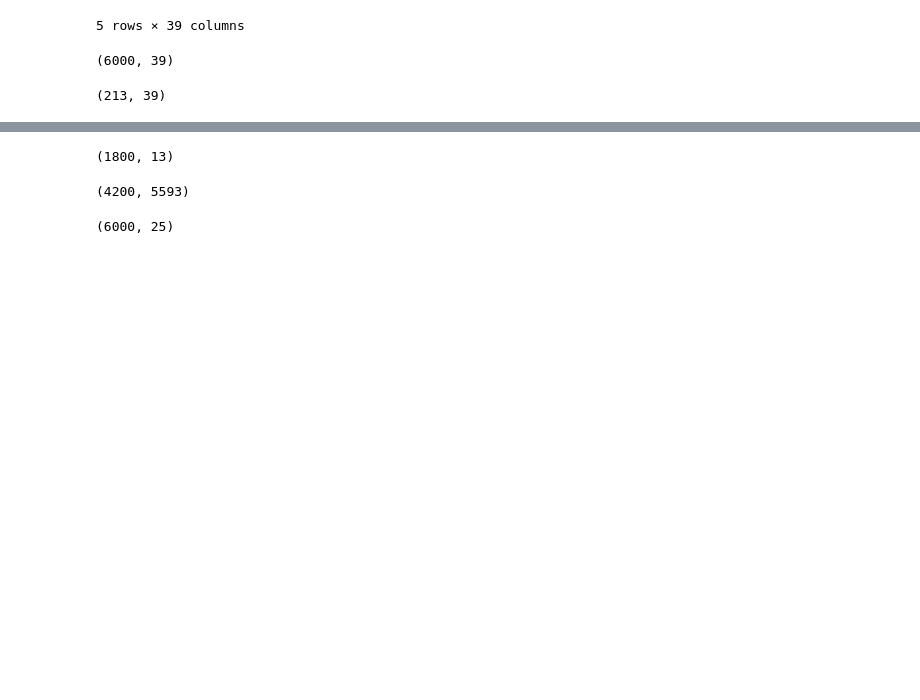
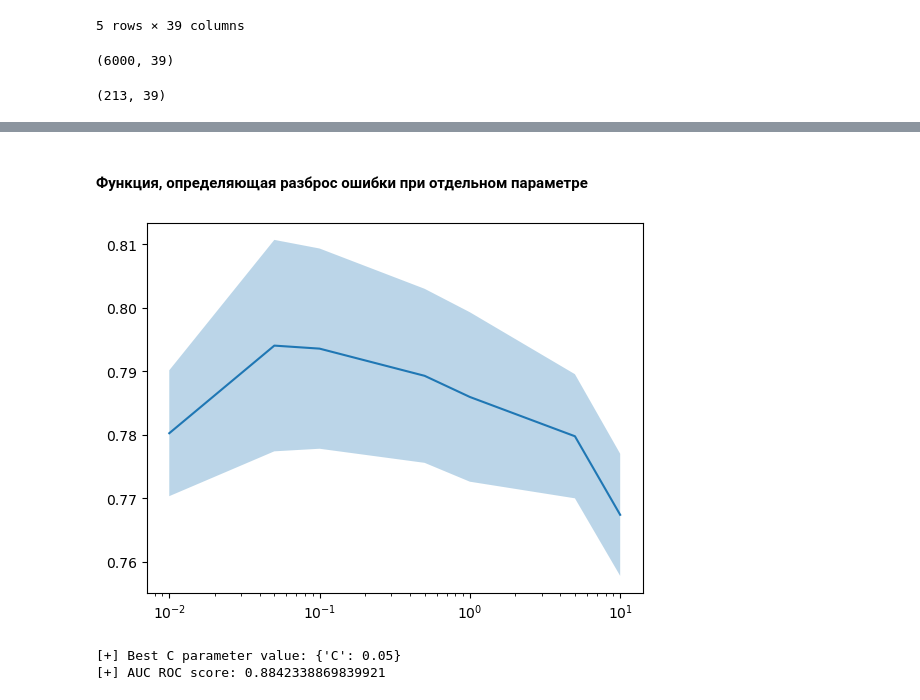
Before and after one commit to kurpenok/omstu, a Jupyter notebook: 4 semester/Machine learning/Practics/preprocessing_and_logistic_regression.ipynb, the cells around one changed output, grey strips where cells are left out. Saved outputs shown, nothing was run; the diff lists cells and outputs as text; code cells hidden in the pictures; blank space fills up the shorter version.

```diff
--- a/4 semester/Machine learning/Practics/preprocessing_and_logistic_regression.ipynb
+++ b/4 semester/Machine learning/Practics/preprocessing_and_logistic_regression.ipynb
@@ -147,4 +128,0 @@ optimizer.best_params_
-# %%
-optimizer.fit(X_train_real_zeros, y_train)
-
-plot_scores(optimizer)
@@ -153,4 +128,0 @@ plot_scores(optimizer)
-# %%
-optimizer.fit(X_train_real_means, y_train)
-
-plot_scores(optimizer)
@@ -159,4 +128,0 @@ plot_scores(optimizer)
-# %%
-optimizer.fit(X_train_cat_oh, y_train)
-
-plot_scores(optimizer)
@@ -231,12 +129,28 @@ X_train_real_zeros.shape
-# %%
-X_train_real_means.shape
-# %% [output]
-(1800, 13)
-# %%
-X_train_cat_oh.shape
-# %% [output]
-(4200, 5593)
-# %%
-X_cat.shape
-# %% [output]
-(6000, 25)
+# %% [markdown]
+#### Функция, определяющая разброс ошибки при отдельном параметре
+# %%
+def plot_scores(optimizer):
+    scores = []
+    for i in range(len(optimizer.cv_results_["params"])):
+        scores.append([
+            optimizer.cv_results_["params"][i]["C"],
+            optimizer.cv_results_["mean_test_score"][i],
+            optimizer.cv_results_["std_test_score"][i]
+        ])
+
+    scores = np.array(scores)
+
+    plt.semilogx(scores[:, 0], scores[:,1])
+    plt.fill_between(scores[:, 0], scores[:, 1] - scores[:, 2], scores[:, 1] + scores[:, 2], alpha=0.3)
+    plt.show()
+# %%
+optimizer.fit(X_train_real_zeros_cat_oh, y_train)
+
+plot_scores(optimizer)
+
+print(f"[+] Best C parameter value: {optimizer.best_params_}")
+print(f"[+] AUC ROC score: {roc_auc_score(y_test, optimizer.predict_proba(X_test_real_zeros_cat_oh)[:, 1])}")
+# %% [output]
+[figure, added]
+[+] Best C parameter value: {'C': 0.05}
+[+] AUC ROC score: 0.8842338869839921
```
Also changed, not shown: parts of 79 cells of this notebook.
